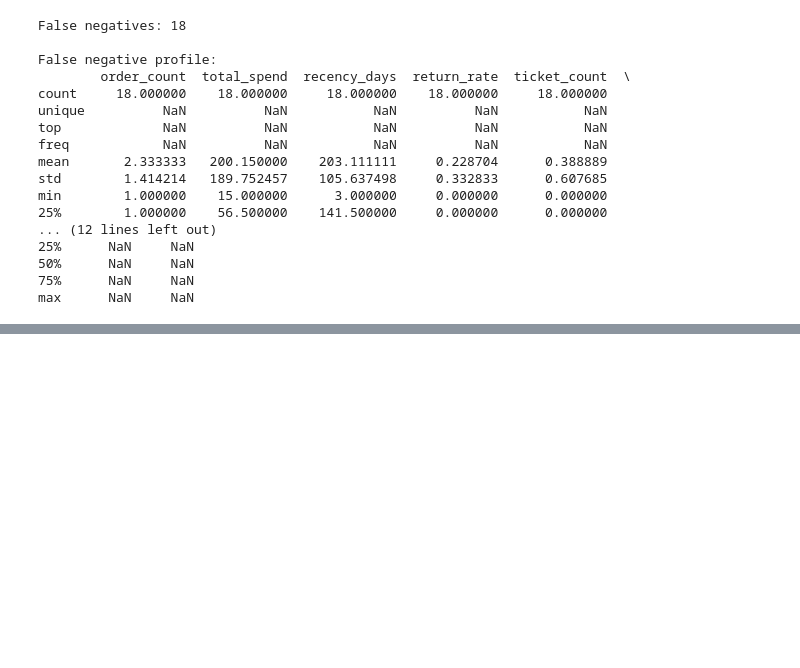
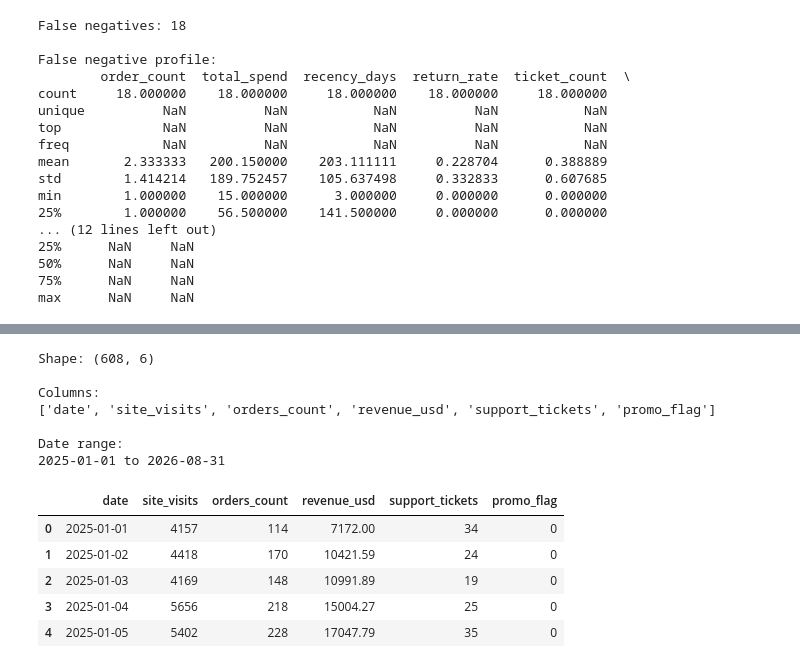
Before and after one commit to sivaepathusa/Pulsecart, a Jupyter notebook: analysis.ipynb, the cells around one changed output, grey strips where cells are left out. Saved outputs shown, nothing was run; the diff lists cells and outputs as text; code cells hidden in the pictures; blank space fills up the shorter version.

```diff
--- a/analysis.ipynb
+++ b/analysis.ipynb
@@ -947,0 +1081,25 @@ The missed customers were spread across 9 cities, so the errors were not concent
+# %%
+daily_ops = pd.read_csv("data/csv/daily_ops.csv")
+
+print("Shape:", daily_ops.shape)
+print("\nColumns:")
+print(daily_ops.columns.tolist())
+
+print("\nDate range:")
+print(daily_ops["date"].min(), "to", daily_ops["date"].max())
+
+daily_ops.head()
+# %% [output]
+Shape: (608, 6)
+
+Columns:
+['date', 'site_visits', 'orders_count', 'revenue_usd', 'support_tickets', 'promo_flag']
+
+Date range:
+2025-01-01 to 2026-08-31
+|  | date | site_visits | orders_count | revenue_usd | support_tickets | promo_flag |
+| 0 | 2025-01-01 | 4157 | 114 | 7172.00 | 34 | 0 |
+| 1 | 2025-01-02 | 4418 | 170 | 10421.59 | 24 | 0 |
+| 2 | 2025-01-03 | 4169 | 148 | 10991.89 | 19 | 0 |
+| 3 | 2025-01-04 | 5656 | 218 | 15004.27 | 25 | 0 |
+| 4 | 2025-01-05 | 5402 | 228 | 17047.79 | 35 | 0 |
```
Also changed, not shown: parts of 30 cells of this notebook.
